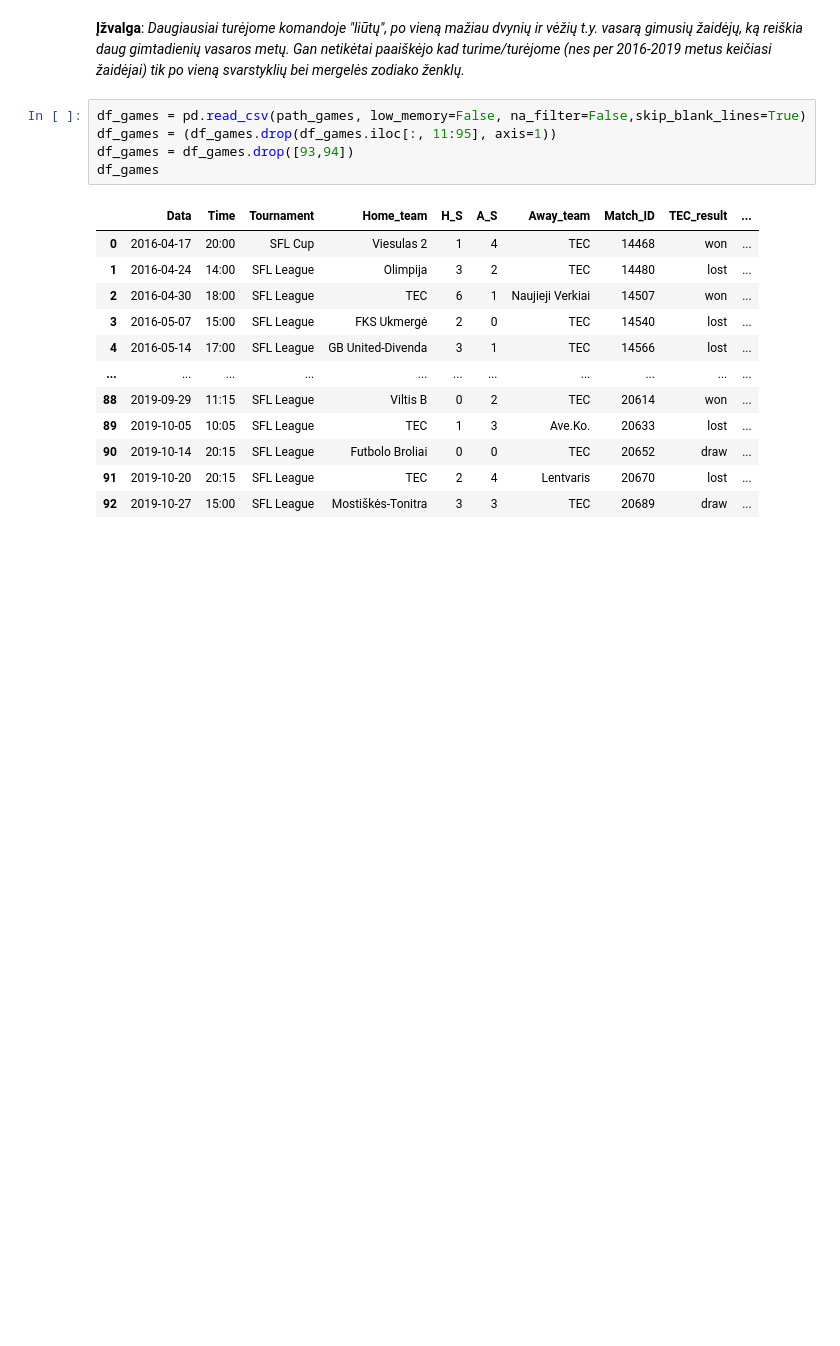
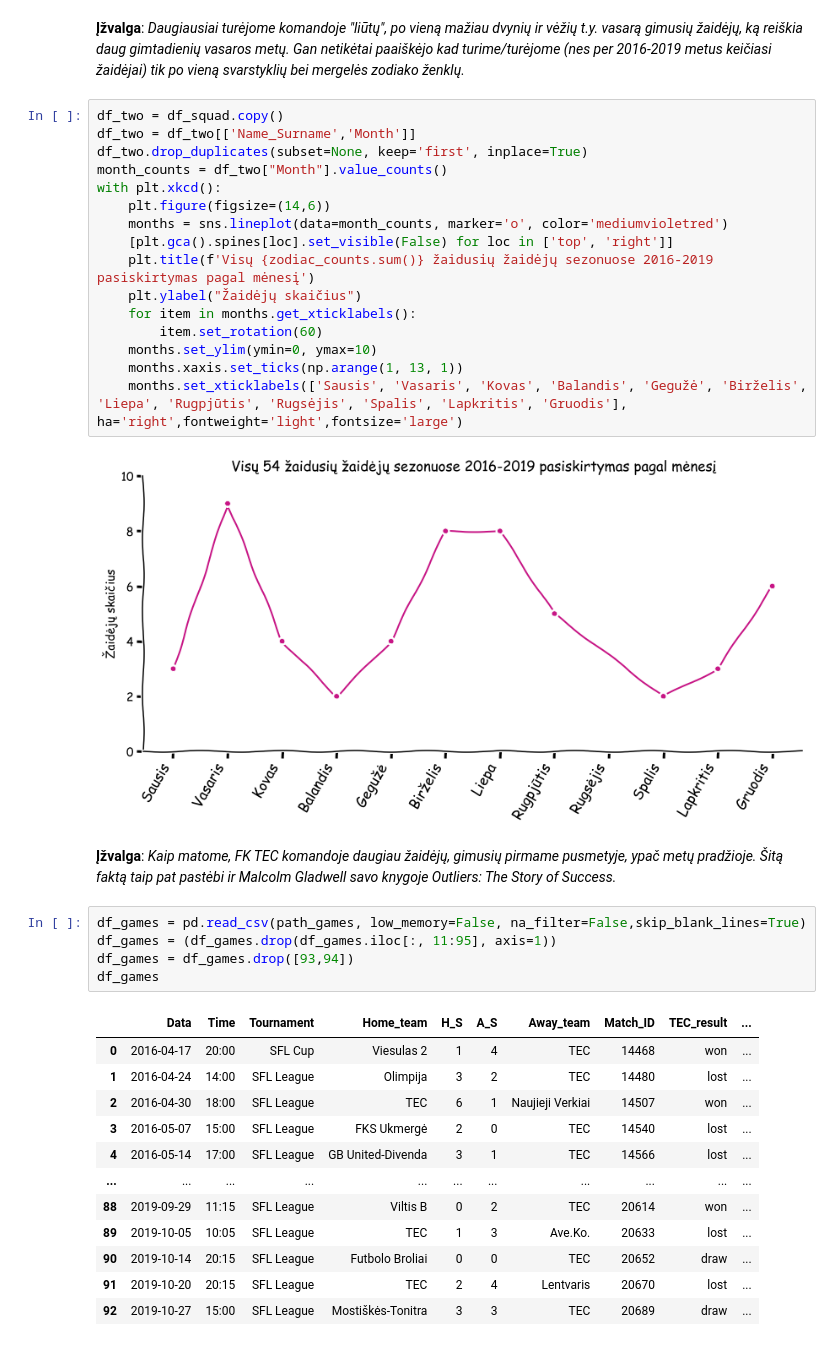
Before and after one commit to unkind58/Project_TEC_2016-2019_Statistics, a Jupyter notebook: app.ipynb, the cells around one changed output. Drawn from its saved outputs; the diff is of its cells as text; blank space fills up the shorter version.

```diff
--- a/app.ipynb
+++ b/app.ipynb
@@ -158,5 +161,26 @@ with plt.xkcd():
 # %% [markdown]
 **Įžvalga**: *Daugiausiai turėjome komandoje "liūtų", po vieną mažiau dvynių ir vėžių t.y. vasarą gimusių žaidėjų, ką reiškia daug gimtadienių vasaros metų. Gan netikėtai paaiškėjo kad turime/turėjome (nes per 2016-2019 metus keičiasi žaidėjai) tik po vieną svarstyklių bei mergelės zodiako ženklų.*
+# %%
+df_two = df_squad.copy()
+df_two = df_two[['Name_Surname','Month']]
+df_two.drop_duplicates(subset=None, keep='first', inplace=True)
+month_counts = df_two["Month"].value_counts()
+with plt.xkcd():
+    plt.figure(figsize=(14,6))
+    months = sns.lineplot(data=month_counts, marker='o', color='mediumvioletred')
+    [plt.gca().spines[loc].set_visible(False) for loc in ['top', 'right']]
+    plt.title(f'Visų {zodiac_counts.sum()} žaidusių žaidėjų sezonuose 2016-2019 pasiskirtymas pagal mėnesį')
+    plt.ylabel("Žaidėjų skaičius")
+    for item in months.get_xticklabels():
+        item.set_rotation(60)
+    months.set_ylim(ymin=0, ymax=10)
+    months.xaxis.set_ticks(np.arange(1, 13, 1))
+    months.set_xticklabels(['Sausis', 'Vasaris', 'Kovas', 'Balandis', 'Gegužė', 'Birželis', 'Liepa', 'Rugpjūtis', 'Rugsėjis', 'Spalis', 'Lapkritis', 'Gruodis'], ha='right',fontweight='light',fontsize='large')
+# %% [output]
+[figure, added]
+# %% [markdown]
+**Įžvalga**: *Kaip matome, FK TEC komandoje daugiau žaidėjų, gimusių pirmame pusmetyje, ypač metų pradžioje. Šitą faktą
+taip pat pastėbi ir Malcolm Gladwell savo knygoje Outliers: The Story of Success.*
 # %%
 df_games = pd.read_csv(path_games, low_memory=False, na_filter=False,skip_blank_lines=True)
 df_games = (df_games.drop(df_games.iloc[:, 11:95], axis=1))
```
Also changed, not shown: parts of 8 cells of this notebook.
